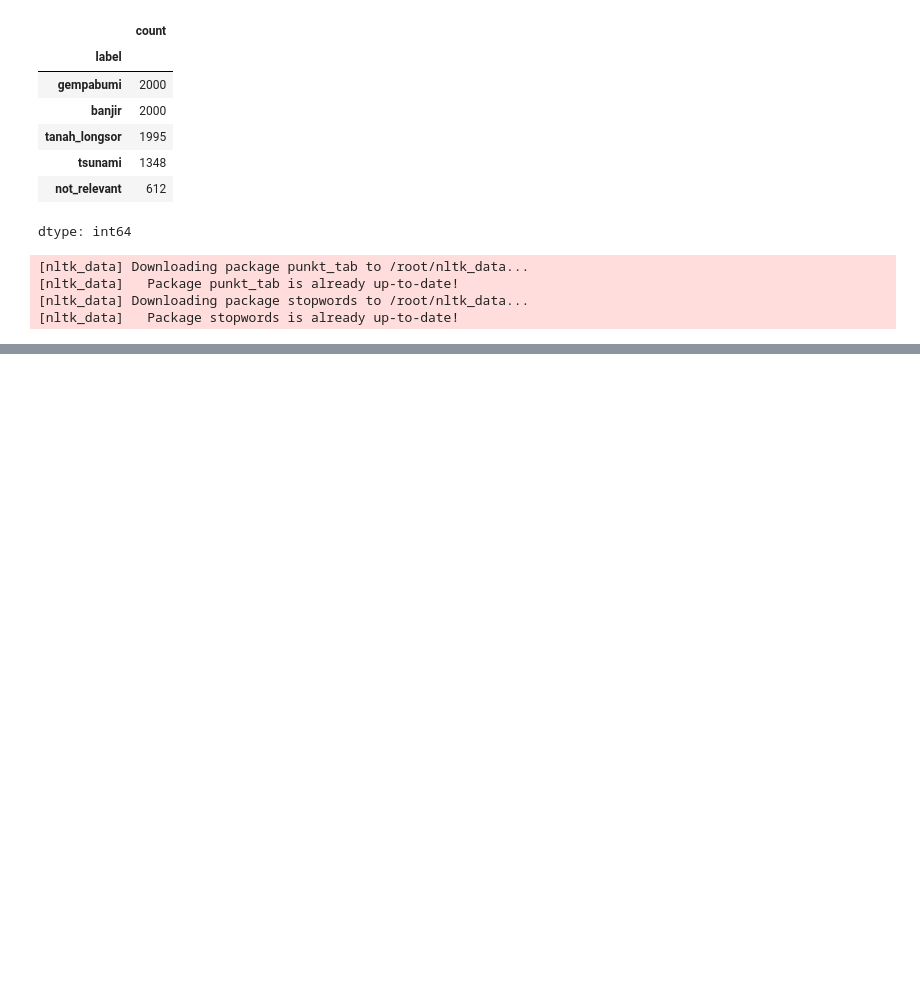
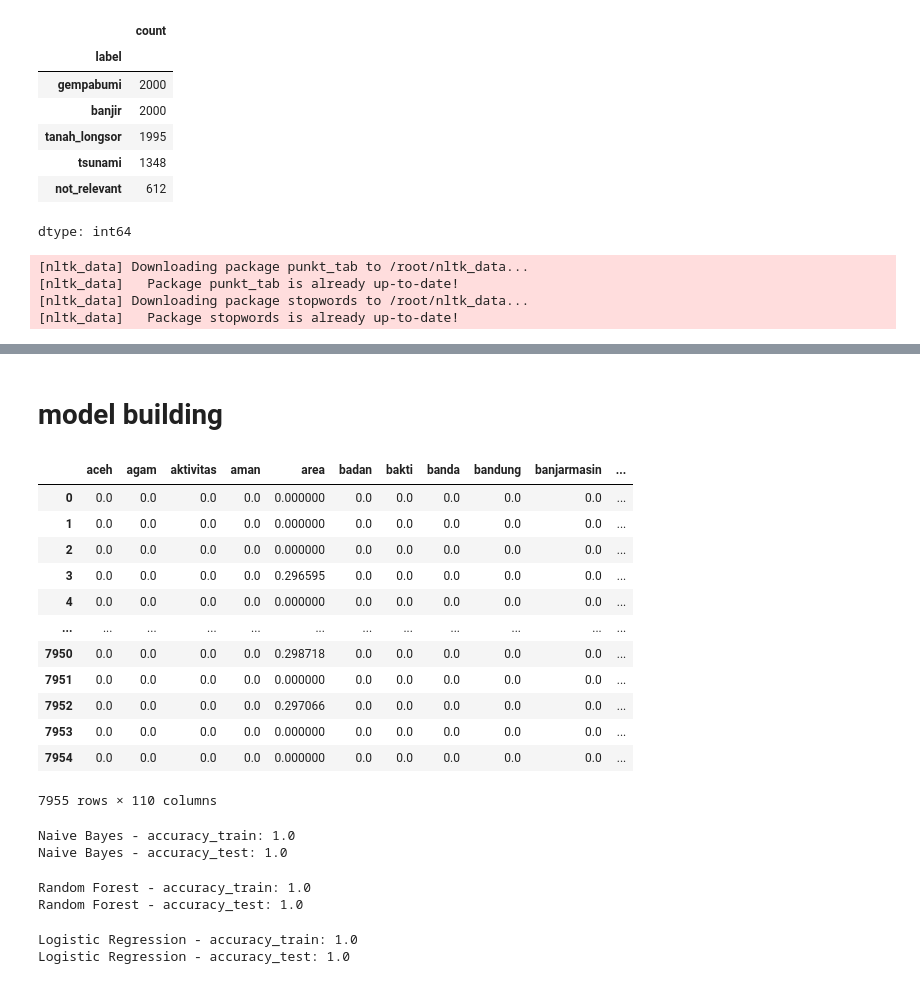
Before and after one commit to cryoras/natural_disaster_validation, a Jupyter notebook: src/v1_text.ipynb, the cells around one changed output, grey strips where cells are left out. Cells and saved outputs as stored; diff of their text form; code cells hidden in the pictures; blank space fills up the shorter version.

Commit message:
model clear to use

```diff
--- a/src/v1_text.ipynb
+++ b/src/v1_text.ipynb
@@ -155,7 +155,6 @@ df['text_slang'] = df['text_casefold'].apply(fix_slangwords)
 df['text_tokenize'] = df['text_slang'].apply(tokenizeText)
 df['text_stopword'] = df['text_tokenize'].apply(filteringText)
 df['text_end'] = df['text_stopword'].apply(toSentence)
-df['text_stemmer'] = df['text_end'].apply(stemmingText)
 # %% [output]
 [nltk_data] Downloading package punkt_tab to /root/nltk_data...
 [nltk_data]   Package punkt_tab is already up-to-date!
@@ -170,0 +199,2 @@ df['label_encoded'] = encoder.fit_transform(df['label'])
+# %% [markdown]
+# model building
@@ -170,0 +206,23 @@ df['label_encoded'] = encoder.fit_transform(df['label'])
+# %%
+X = df['text_end']
+Y = df['label_encoded']
+# %%
+tfidf = TfidfVectorizer(max_features=200, min_df=17, max_df=0.8 )
+X_tfidf = tfidf.fit_transform(X)
+# %%
+features_df = pd.DataFrame(X_tfidf.toarray(), columns=tfidf.get_feature_names_out())
+features_df
+# %% [output]
+|  | aceh | agam | aktivitas | aman | area | badan | bakti | banda | bandung | banjarmasin | ... |
+| 0 | 0.0 | 0.0 | 0.0 | 0.0 | 0.000000 | 0.0 | 0.0 | 0.0 | 0.0 | 0.0 | ... |
+| 1 | 0.0 | 0.0 | 0.0 | 0.0 | 0.000000 | 0.0 | 0.0 | 0.0 | 0.0 | 0.0 | ... |
+| 2 | 0.0 | 0.0 | 0.0 | 0.0 | 0.000000 | 0.0 | 0.0 | 0.0 | 0.0 | 0.0 | ... |
+| 3 | 0.0 | 0.0 | 0.0 | 0.0 | 0.296595 | 0.0 | 0.0 | 0.0 | 0.0 | 0.0 | ... |
+| 4 | 0.0 | 0.0 | 0.0 | 0.0 | 0.000000 | 0.0 | 0.0 | 0.0 | 0.0 | 0.0 | ... |
+| ... | ... | ... | ... | ... | ... | ... | ... | ... | ... | ... | ... |
+| 7950 | 0.0 | 0.0 | 0.0 | 0.0 | 0.298718 | 0.0 | 0.0 | 0.0 | 0.0 | 0.0 | ... |
+| 7951 | 0.0 | 0.0 | 0.0 | 0.0 | 0.000000 | 0.0 | 0.0 | 0.0 | 0.0 | 0.0 | ... |
+| 7952 | 0.0 | 0.0 | 0.0 | 0.0 | 0.297066 | 0.0 | 0.0 | 0.0 | 0.0 | 0.0 | ... |
+| 7953 | 0.0 | 0.0 | 0.0 | 0.0 | 0.000000 | 0.0 | 0.0 | 0.0 | 0.0 | 0.0 | ... |
+| 7954 | 0.0 | 0.0 | 0.0 | 0.0 | 0.000000 | 0.0 | 0.0 | 0.0 | 0.0 | 0.0 | ... |
+7955 rows × 110 columns
@@ -170,0 +236,36 @@ df['label_encoded'] = encoder.fit_transform(df['label'])
+# %%
+naive_bayes = BernoulliNB()
+naive_bayes.fit(X_train.toarray(), y_train)
+y_pred_train_nb = naive_bayes.predict(X_train.toarray())
+y_pred_test_nb = naive_bayes.predict(X_test.toarray())
+accuracy_train_nb = accuracy_score(y_pred_train_nb, y_train)
+accuracy_test_nb = accuracy_score(y_pred_test_nb, y_test)
+print('Naive Bayes - accuracy_train:', accuracy_train_nb)
+print('Naive Bayes - accuracy_test:', accuracy_test_nb)
+# %% [output]
+Naive Bayes - accuracy_train: 1.0
+Naive Bayes - accuracy_test: 1.0
+# %%
+random_forest = RandomForestClassifier()
+random_forest.fit(X_train.toarray(), y_train)
+y_pred_train_rf = random_forest.predict(X_train.toarray())
+y_pred_test_rf = random_forest.predict(X_test.toarray())
+accuracy_train_rf = accuracy_score(y_pred_train_rf, y_train)
+accuracy_test_rf = accuracy_score(y_pred_test_rf, y_test)
+print('Random Forest - accuracy_train:', accuracy_train_rf)
+print('Random Forest - accuracy_test:', accuracy_test_rf)
+# %% [output]
+Random Forest - accuracy_train: 1.0
+Random Forest - accuracy_test: 1.0
+# %%
+logistic_regression = LogisticRegression()
+logistic_regression.fit(X_train.toarray(), y_train)
+y_pred_train_lr = logistic_regression.predict(X_train.toarray())
+y_pred_test_lr = logistic_regression.predict(X_test.toarray())
+accuracy_train_lr = accuracy_score(y_pred_train_lr, y_train)
+accuracy_test_lr = accuracy_score(y_pred_test_lr, y_test)
+print('Logistic Regression - accuracy_train:', accuracy_train_lr)
+print('Logistic Regression - accuracy_test:', accuracy_test_lr)
+# %% [output]
+Logistic Regression - accuracy_train: 1.0
+Logistic Regression - accuracy_test: 1.0
```
Also changed, not shown: parts of 9 cells of this notebook.
